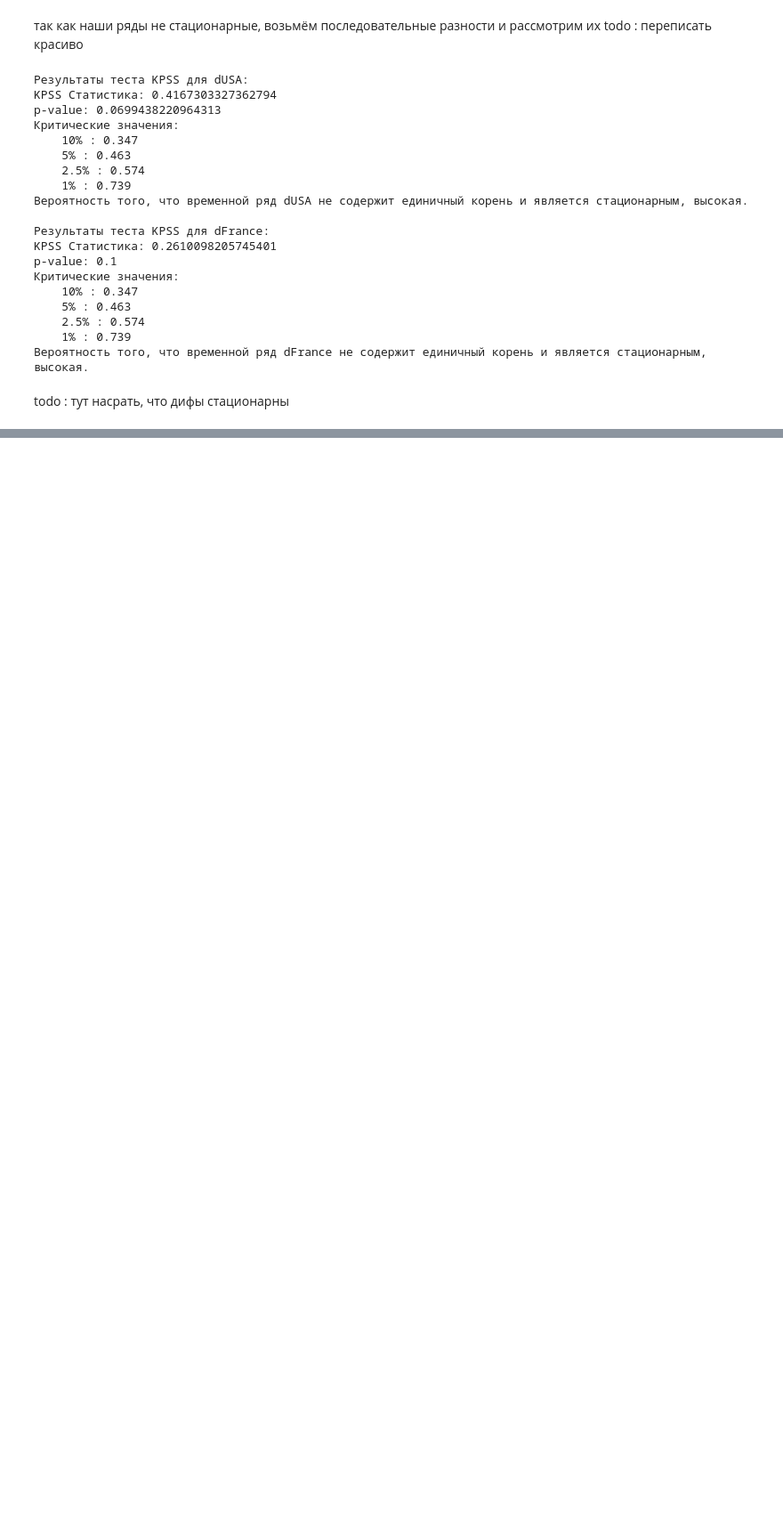
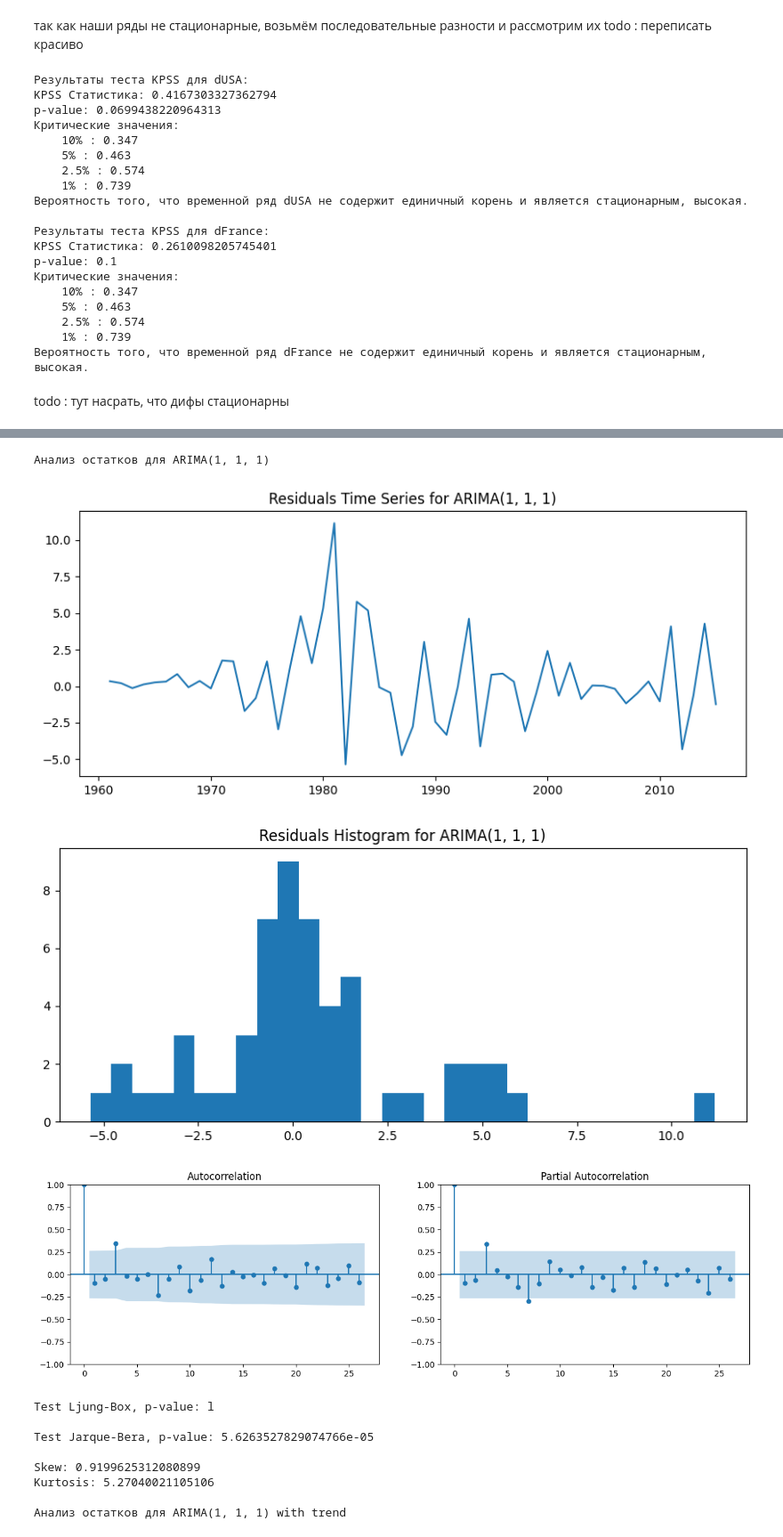
Before and after one commit to ErmakovSemen/banks_analitics, a Jupyter notebook: banks_analytics.ipynb, the cells around one changed output, grey strips where cells are left out. Shown at 89% size. Drawn from its saved outputs; the diff is of its cells as text; code cells hidden in the pictures; blank space fills up the shorter version.

```diff
--- a/banks_analytics.ipynb
+++ b/banks_analytics.ipynb
@@ -388,0 +550,35 @@ todo : тут насрать, что дифы стационарны
+# %%
+def analyze_residuals(residuals, title):
+    print(f"Анализ остатков для {title}")
+
+    # Построим график остатков
+    plt.figure(figsize=(10, 4))
+    plt.plot(residuals)
+    plt.title(f'Residuals Time Series for {title}')
+    plt.show()
+
+    # Построим гистограмму остатков
+    plt.figure(figsize=(10, 4))
+    plt.hist(residuals, bins=30)
+    plt.title(f'Residuals Histogram for {title}')
+    plt.show()
+
+    # ACF и PACF
+    fig, ax = plt.subplots(1, 2, figsize=(15, 4))
+    sm.graphics.tsa.plot_acf(residuals, lags=26, ax=ax[0])
+    sm.graphics.tsa.plot_pacf(residuals, lags=26, ax=ax[1])
+    plt.show()
+
+    # Тест Льюнга-Бокса
+    lb_value, lb_pvalue = sm.stats.acorr_ljungbox(residuals, lags=[10], return_df=False)
+    print(f'Test Ljung-Box, p-value: {lb_pvalue[0]} \n')
+
+    # Тест на нормальность (Жарка-Бера)
+    jb_value, jb_pvalue, skew, kurtosis = sm.stats.jarque_bera(residuals)
+    print(f'Test Jarque-Bera, p-value: {jb_pvalue} \n')
+    print(f'Skew: {skew} \nKurtosis: {kurtosis} \n')
+
+# Анализ остатков для каждой модели
+def model_diffs(column):
+    for name, results in results_dict[column].items():
+        analyze_residuals(df[f'{name}_resid'], name)
@@ -388,0 +587,15 @@ todo : тут насрать, что дифы стационарны
+# %%
+model_diffs('USA')
+# %% [output]
+Анализ остатков для ARIMA(1, 1, 1)
+[figure, added]
+[figure, added]
+[figure, added]
+Test Ljung-Box, p-value: l
+
+Test Jarque-Bera, p-value: 5.6263527829074766e-05
+
+Skew: 0.9199625312080899
+Kurtosis: 5.27040021105106
+
+Анализ остатков для ARIMA(1, 1, 1) with trend
```
Also changed, not shown: parts of 16 cells of this notebook.
